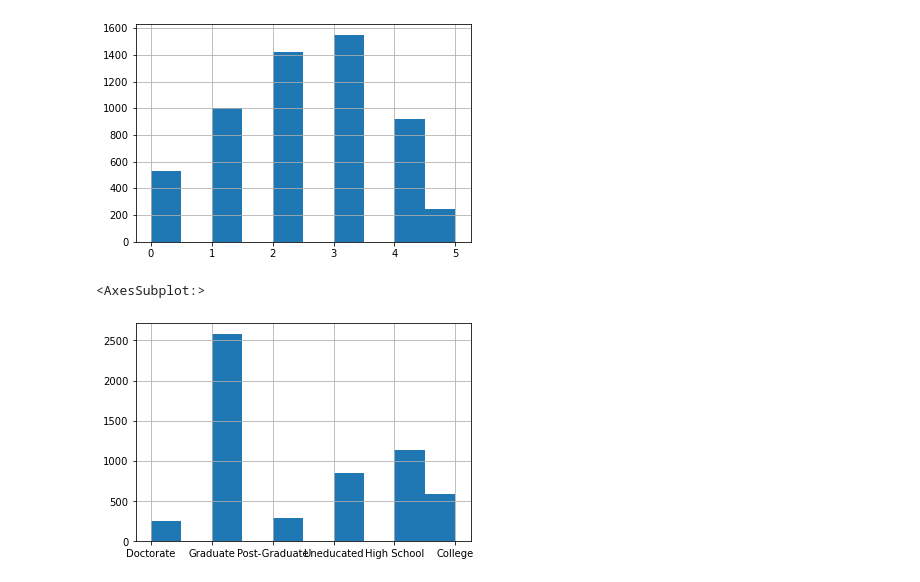
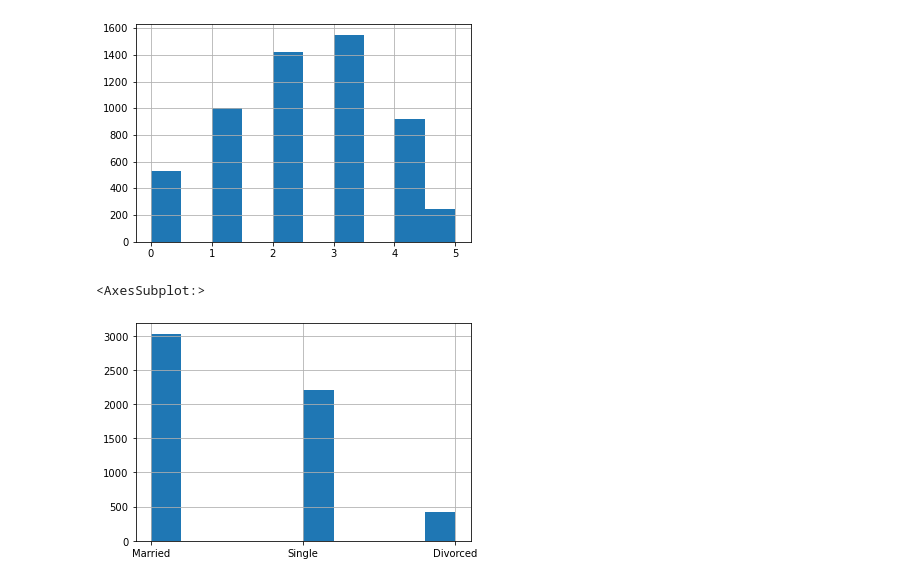
Before and after one commit to Sam-keeler/personal-project-credit-churn, a Jupyter notebook: credit-churn.ipynb, the cells around one changed output. Cells and saved outputs as stored; diff of their text form; code cells hidden in the pictures.

```diff
--- a/credit-churn.ipynb
+++ b/credit-churn.ipynb
@@ -67,7 +87,7 @@ train.dependents.hist()
 <AxesSubplot:>
 [figure]
 # %%
-train.education.hist()
+train.marital_status.hist()
 # %% [output]
 <AxesSubplot:>
-[figure, old version]
+[figure, new version]
```
Also changed, not shown: parts of 5 cells of this notebook, 1 other file.
